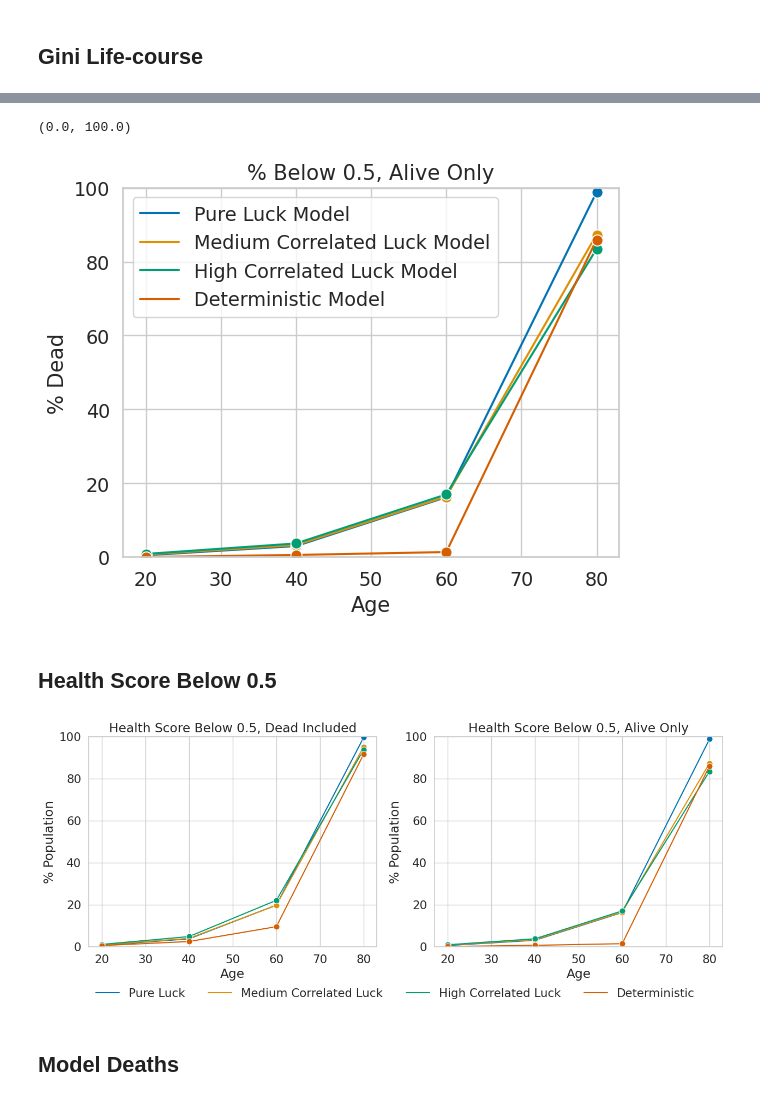
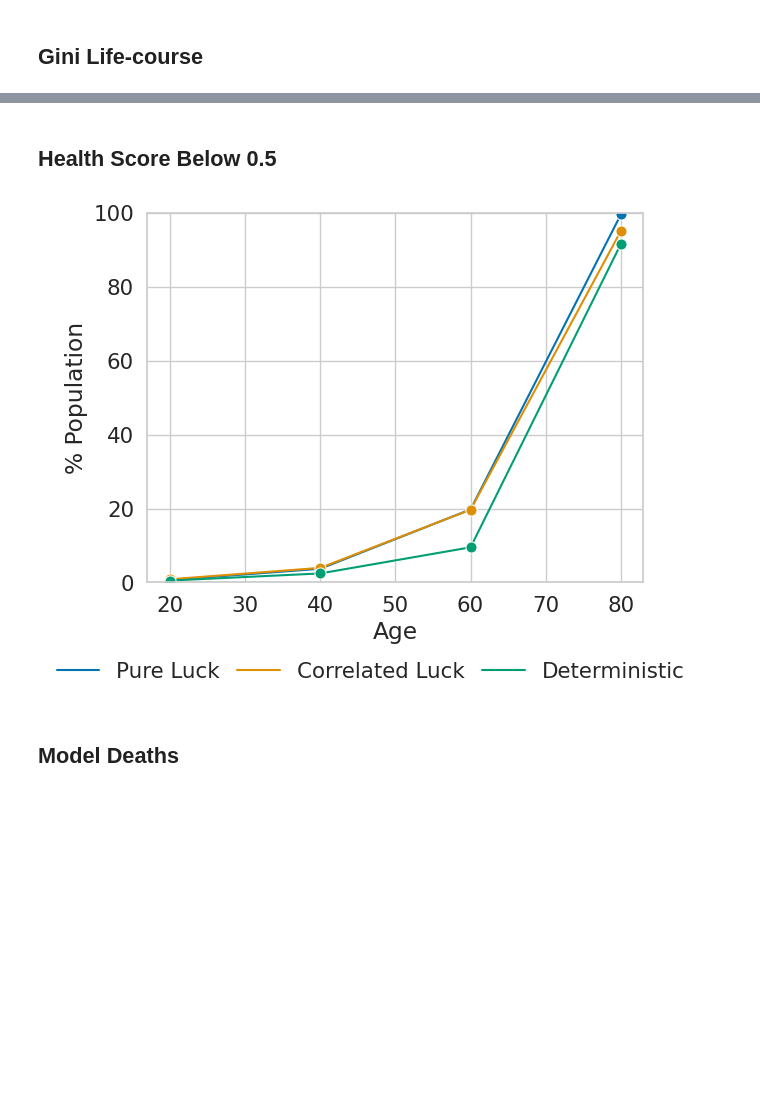
Before and after one commit to yannguerin/role_of_luck_in_health_inequality, a Jupyter notebook: manuscript_results.ipynb, the cells around one changed output, grey strips where cells are left out. Cells and saved outputs as stored; diff of their text form; code cells hidden in the pictures; blank space fills up the shorter version.

Commit message:
cleaned up the notebook to match the final figures for publication

```diff
--- a/manuscript_results.ipynb
+++ b/manuscript_results.ipynb
@@ -402,7 +349,7 @@ gini_life_course_df = gini_life_course_df.rename(columns={'This corresponds to F
 # %%
 gini_life_course_df = gini_life_course_df.reset_index().drop(columns='index')
 # %%
-name_replacement = {0: 'Pure Luck Model', 4: 'Medium Correlated Luck Model', 9: 'High Correlated Luck Model', 12: 'Deterministic Model'}
+name_replacement = {0: 'Pure Luck Model', 4: 'Correlated Luck Model', 9: 'High Correlated Luck Model', 12: 'Deterministic Model'}
 # %%
 gini_life_course_df['Model'] = gini_life_course_df.Model.replace(name_replacement)
 # %%
@@ -479,2 +393,0 @@ fig.savefig("./figures/manuscript_figures/Figure_2.png", dpi=600, bbox_inches='t
-# %%
-sns.set_context("notebook", font_scale=1.25)
@@ -491,41 +394,21 @@ fig.get_legend().set_title("")
-# %%
-fig = sns.lineplot(data=below_point_five_df[(below_point_five_df['Method'] == 'alive only')], hue='Model', x='variable', y='value', marker='o', markersize=8)
-plt.title("% Below 0.5, Alive Only")
-plt.xlabel("Age") #, fontsize=12)
-plt.ylabel("% Dead") #, fontsize=12)
-fig.get_legend().set_title("")
-fig.set_ylim(bottom=0, top=100)
-# %% [output]
-(0.0, 100.0)
-[figure, removed]
 # %% [markdown]
 ## Health Score Below 0.5
 # %%
 sns.set_context("notebook", font_scale=1.4)
 # %%
-# Combining the two
-fig, axs = plt.subplots(1, 2, figsize=(15, 5))
+# OLD APPENDIX 7
+# NEW APPENDIX 6
 
-sns.lineplot(data=below_point_five_df[(below_point_five_df['Method'] == 'dead included')], hue='Model', x='variable', y='value', marker='o', markersize=8, ax=axs[0])
-axs[0].set_title("Health Score Below 0.5, Dead Included") # , fontsize=14)
-axs[0].set_xlabel("Age") #, fontsize=12)
-axs[0].set_ylabel("% Population") #, fontsize=12)
-axs[0].set_ylim(bottom=0, top=100)
-axs[0].get_legend().remove()
+fig = sns.lineplot(data=below_point_five_df[(below_point_five_df['Method'] == 'dead included') & (below_point_five_df['Model'] != 'High Correlated Luck Model')], hue='Model', x='variable', y='value', marker='o', markersize=8)
+fig.set_xlabel("Age")
+fig.set_ylabel("% Population")
+fig.get_legend().remove()
+fig.set_ylim(bottom=0, top=100)
 
-# axs[0].get_legend().set_title("")
+fig.legend(labels=[label.rstrip(" Model") for label in fig.get_legend_handles_labels()[1]], handles=fig.get_legend_handles_labels()[0], loc="lower center", bbox_to_anchor=(0.45,-0.32), ncol=3, title='', columnspacing=.8).get_frame().set_linewidth(0.0) #, fontsize=12, title_fontsize=12).get_frame().set_linewidth(0.0)
 
-sns.lineplot(data=below_point_five_df[(below_point_five_df['Method'] == 'alive only')], hue='Model', x='variable', y='value', marker='o', markersize=8, ax=axs[1])
-axs[1].set_title("Health Score Below 0.5, Alive Only") #, fontsize=14)
-axs[1].set_xlabel("Age") #, fontsize=12)
-axs[1].set_ylabel("% Population") # , fontsize=12)
-axs[1].get_legend().remove()
-axs[1].set_ylim(bottom=0, top=100)
-
-fig.legend(labels=[label.rstrip(" Model") for label in axs[0].get_legend_handles_labels()[1]], handles=axs[0].get_legend_handles_labels()[0], loc="lower center", bbox_to_anchor=(0.5,-0.12), ncol=4, title='').get_frame().set_linewidth(0.0) #, fontsize=12, title_fontsize=12).get_frame().set_linewidth(0.0)
-
-fig.savefig("./figures/appendix_figures/Appendix_7.png", dpi=600, bbox_inches='tight')
+plt.savefig("./figures/appendix_figures/Appendix_7.png", dpi=600, bbox_inches='tight')
 # %% [output]
-[figure, old version]
+[figure, new version]
 # %% [markdown]
 ## Model Deaths
```
Also changed, not shown: parts of 49 cells of this notebook.
